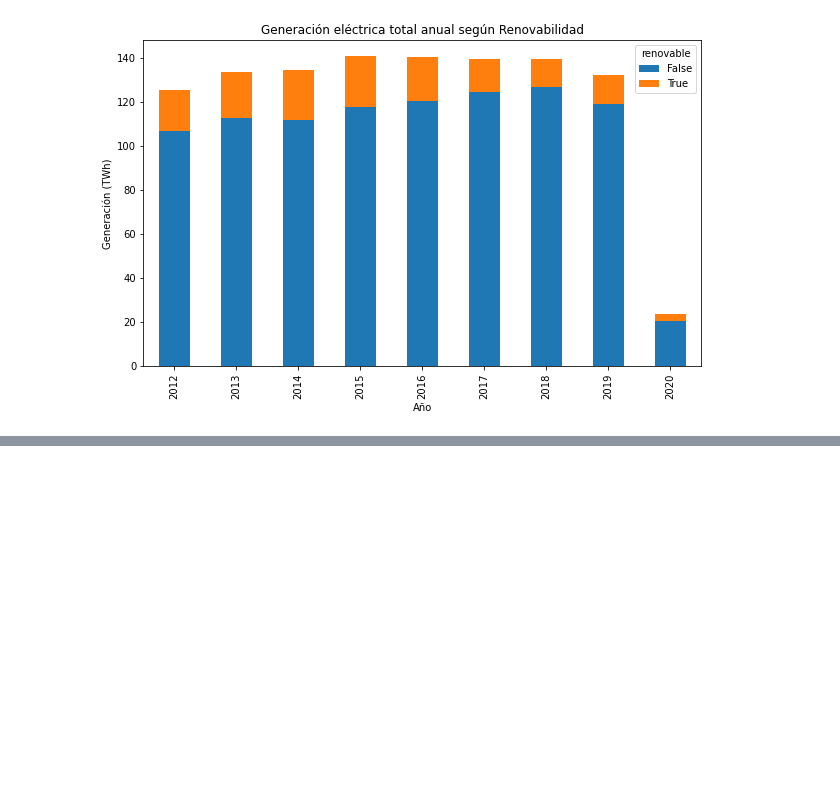
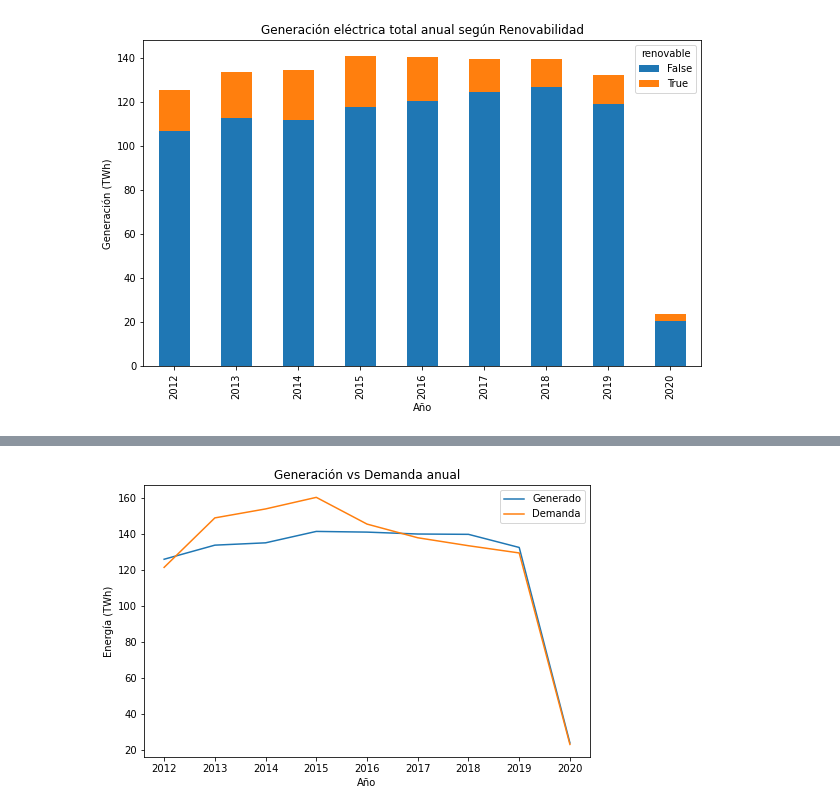
Before and after one commit to gagabriela2787/MachineLearnig, a Jupyter notebook: proyecto_pp1.ipynb, the cells around one changed output, grey strips where cells are left out. Drawn from its saved outputs; the diff is of its cells as text; code cells hidden in the pictures; blank space fills up the shorter version.

```diff
--- a/proyecto_pp1.ipynb
+++ b/proyecto_pp1.ipynb
@@ -17,0 +23,4 @@ df.head(5)
+# %%
+# Carga y visualización parcial de Datos:
+df2 = pd.read_csv('datasets/demanda-histrica.csv')
+df2.head(5)
@@ -207,3 +281,10 @@ plt.ylabel("Generación (TWh)")
 plt.show()
 # %% [output]
 [figure]
+# %%
+# Consultamos la generación neta según año:
+generacion_anual_MWh = df.groupby(['anio'])['generacion_neta_MWh'].sum()
+
+# Convertimos los valores a TWh (Terawatts por hora) para una mejor lectura:
+generacion_anual_TWh = generacion_anual_MWh / 1000000
+generacion_anual_TWh
@@ -209,0 +303,7 @@ plt.show()
+# %%
+# Consultamos la demanda neta en MWh según año:
+demanda_anual_MWh = df2.groupby(['anio'])['demanda_MWh'].sum()
+
+# Convertimos los valores a TWh (Terawatts por hora) para una mejor lectura:
+demanda_anual_TWh = demanda_anual_MWh / 1000000
+demanda_anual_TWh
@@ -209,0 +322,11 @@ plt.show()
+# %%
+# Graficamos Generacion vs Demanda:
+generacion_anual_TWh.plot(label="Generado",figsize=(8, 5))
+demanda_anual_TWh.plot(label="Demanda")
+plt.title("Generación vs Demanda anual")
+plt.xlabel("Año")
+plt.ylabel("Energía (TWh)")
+plt.legend()
+plt.show()
+# %% [output]
+[figure, added]
```
Also changed, not shown: parts of 17 cells of this notebook.
